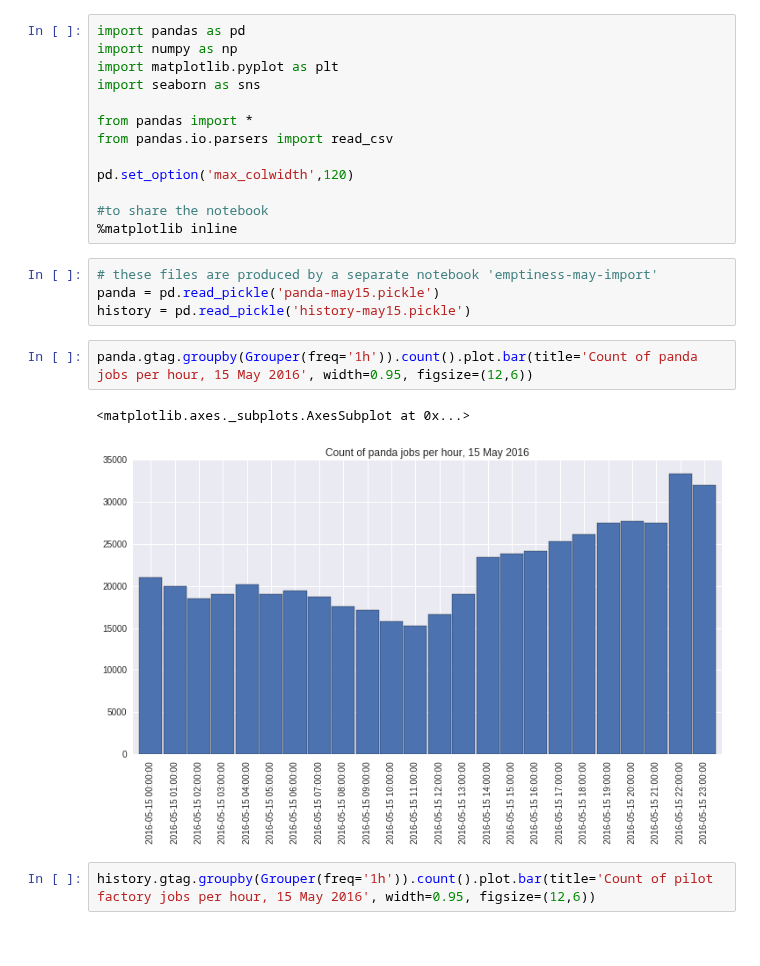
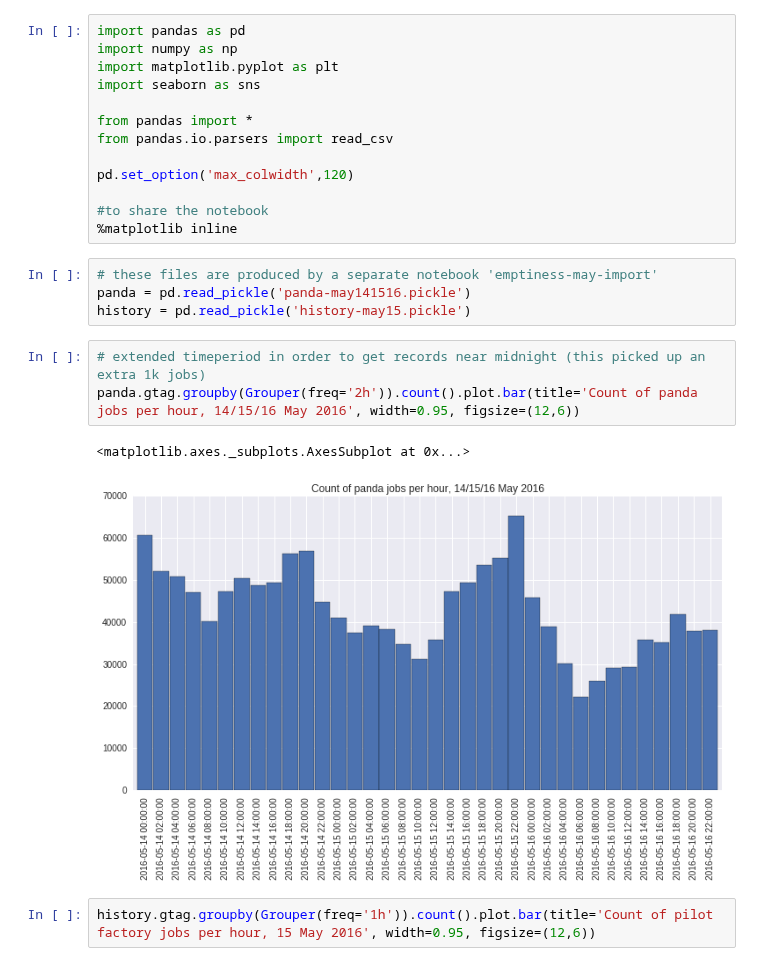
Before and after one commit to ATLAS-Analytics/AnalyticsNotebooks, a Jupyter notebook: Peter/emptiness-may-wrangling.ipynb, the cells around one changed output. Drawn from its saved outputs; the diff is of its cells as text.

```diff
--- a/Peter/emptiness-may-wrangling.ipynb
+++ b/Peter/emptiness-may-wrangling.ipynb
@@ -35,13 +35,14 @@ pd.set_option('max_colwidth',120)
 %matplotlib inline
 # %%
 # these files are produced by a separate notebook 'emptiness-may-import'
-panda = pd.read_pickle('panda-may15.pickle')
+panda = pd.read_pickle('panda-may141516.pickle')
 history = pd.read_pickle('history-may15.pickle')
 # %%
-panda.gtag.groupby(Grouper(freq='1h')).count().plot.bar(title='Count of panda jobs per hour, 15 May 2016', width=0.95, figsize=(12,6))
+# extended timeperiod in order to get records near midnight (this picked up an extra 1k jobs)
+panda.gtag.groupby(Grouper(freq='2h')).count().plot.bar(title='Count of panda jobs per hour, 14/15/16 May 2016', width=0.95, figsize=(12,6))
 # %% [output]
 <matplotlib.axes._subplots.AxesSubplot at 0x...>
-[figure, old version]
+[figure, new version]
 # %%
 history.gtag.groupby(Grouper(freq='1h')).count().plot.bar(title='Count of pilot factory jobs per hour, 15 May 2016', width=0.95, figsize=(12,6))
 # %% [output]
```
Also changed, not shown: parts of 18 cells of this notebook.
